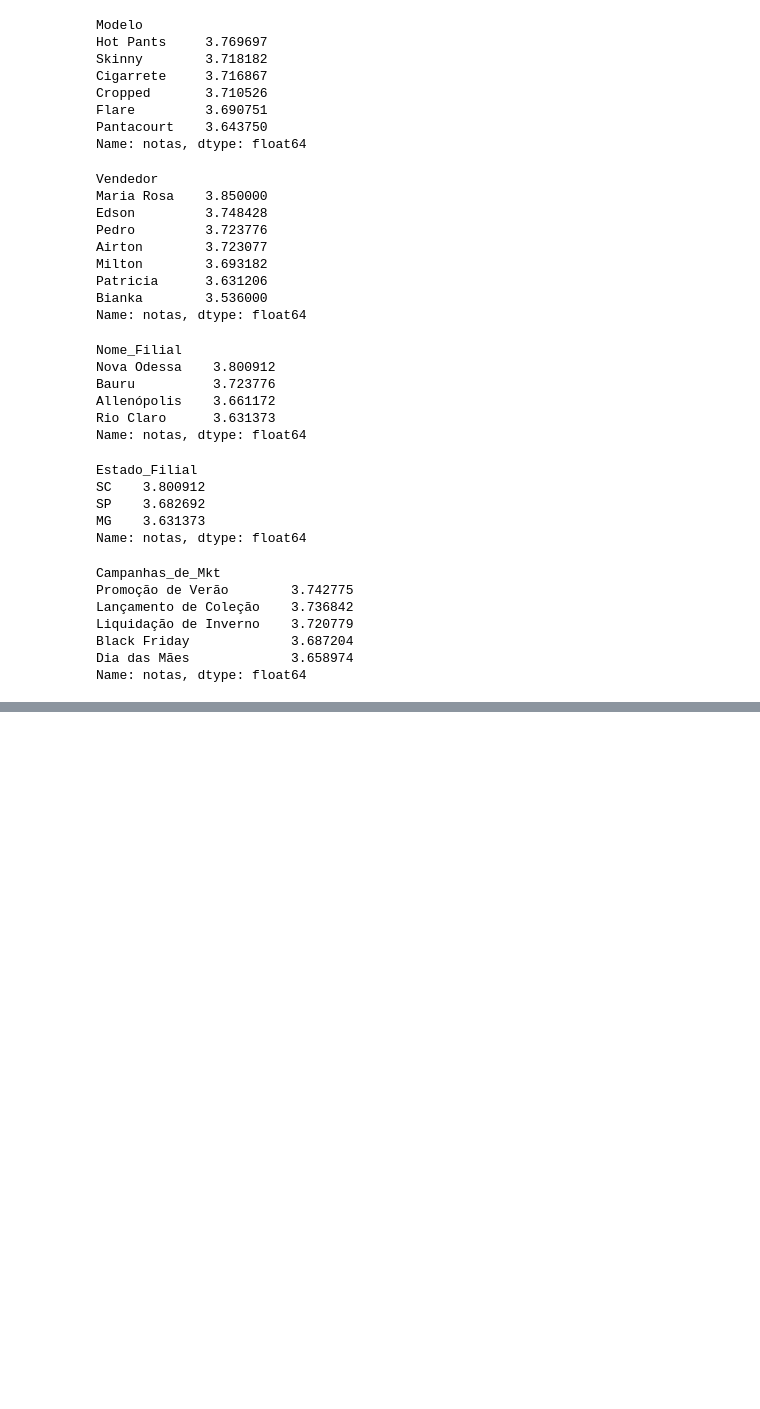
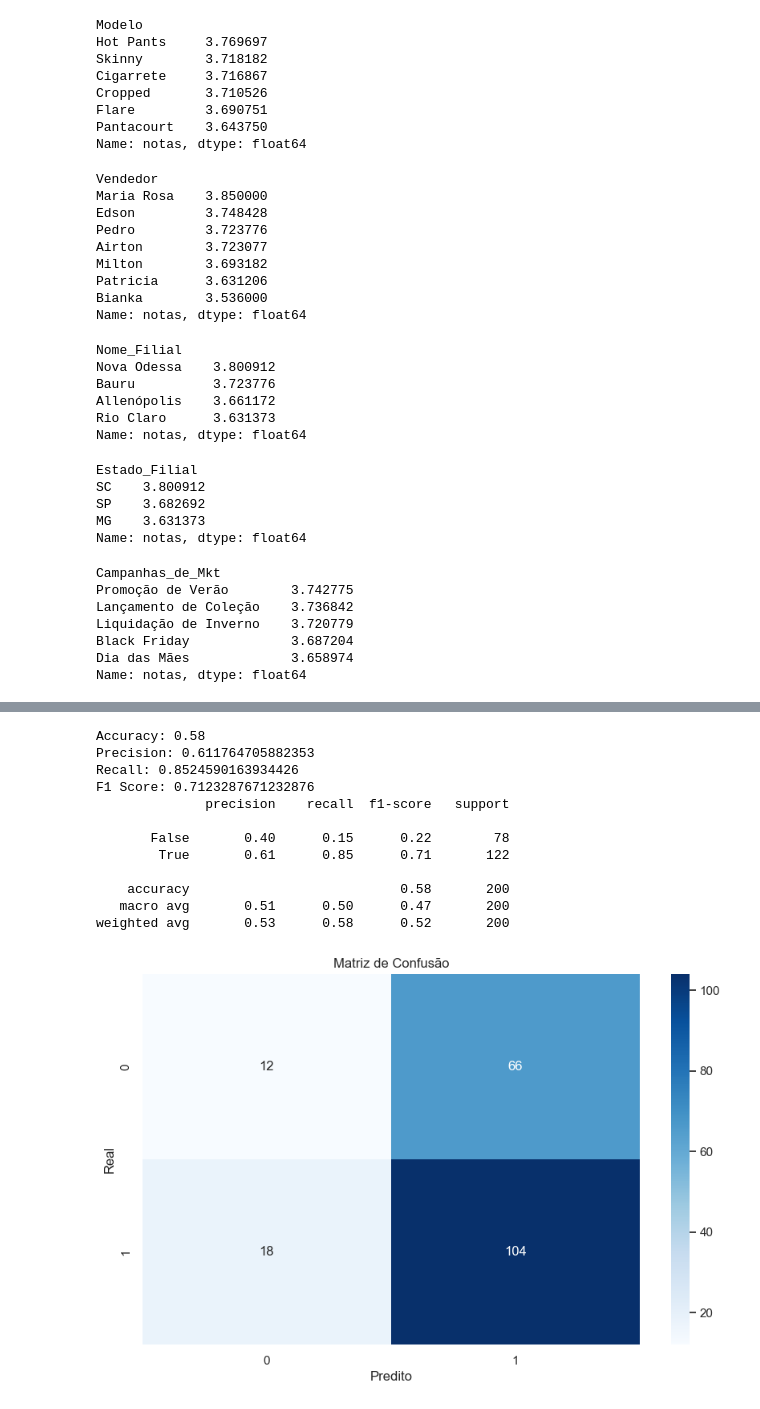
Before and after one commit to Guht0/challenge2025, a Jupyter notebook: notebooks/01_eda.ipynb, the cells around one changed output, grey strips where cells are left out. Drawn from its saved outputs; the diff is of its cells as text; code cells hidden in the pictures; blank space fills up the shorter version.

```diff
--- a/notebooks/01_eda.ipynb
+++ b/notebooks/01_eda.ipynb
@@ -271,0 +368,18 @@ df['satisfeito'] = (df['notas'] >= 3.5).astype(int)
+# %%
+#Separando treino e teste
+from sklearn.model_selection import train_test_split
+
+X_train, X_test, y_train, y_test = train_test_split(
+    X, y, test_size=0.2, random_state=42, stratify=y
+)
+# %%
+#Criando Pipline com randomForest
+from sklearn.pipeline import Pipeline
+from sklearn.ensemble import RandomForestClassifier
+
+pipeline = Pipeline(steps=[
+    ('preprocessamento', preprocessor),
+    ('modelo', RandomForestClassifier(random_state=42))
+])
+# %%
+pipeline.fit(X_train, y_train)
@@ -271,0 +400,40 @@ df['satisfeito'] = (df['notas'] >= 3.5).astype(int)
+# %%
+# Fazendo previsões no conjunto de teste
+y_pred = pipeline.predict(X_test)
+# %%
+# Avaliando o desenhempenho do modelo
+
+from sklearn.metrics import accuracy_score, precision_score, recall_score, f1_score, classification_report, confusion_matrix
+
+print("Accuracy:", accuracy_score(y_test, y_pred))     # Quantos % das previsões o modelo acerta
+print("Precision:", precision_score(y_test, y_pred))   # % de quanto de acerto o modelo tem quando diz que alguém está satisfeito
+print("Recall:", recall_score(y_test, y_pred))         # % de quantos clientes satisfeitos de verdade o modelo conseguiu capturar
+print("F1 Score:", f1_score(y_test, y_pred))           # Um equilibrio entre presição e recall
+
+# Relatório completo
+print(classification_report(y_test, y_pred))
+
+# Matriz de confusão
+import seaborn as sns
+import matplotlib.pyplot as plt
+
+cm = confusion_matrix(y_test, y_pred)
+sns.heatmap(cm, annot=True, fmt='d', cmap='Blues')
+plt.xlabel("Predito")
+plt.ylabel("Real")
+plt.title("Matriz de Confusão")
+plt.show()
+# %% [output]
+Accuracy: 0.58
+Precision: 0.611764705882353
+Recall: 0.8524590163934426
+F1 Score: 0.7123287671232876
+              precision    recall  f1-score   support
+
+       False       0.40      0.15      0.22        78
+        True       0.61      0.85      0.71       122
+
+    accuracy                           0.58       200
+   macro avg       0.51      0.50      0.47       200
+weighted avg       0.53      0.58      0.52       200
+[figure, added]
```
Also changed, not shown: parts of 27 cells of this notebook, 15 other files.
